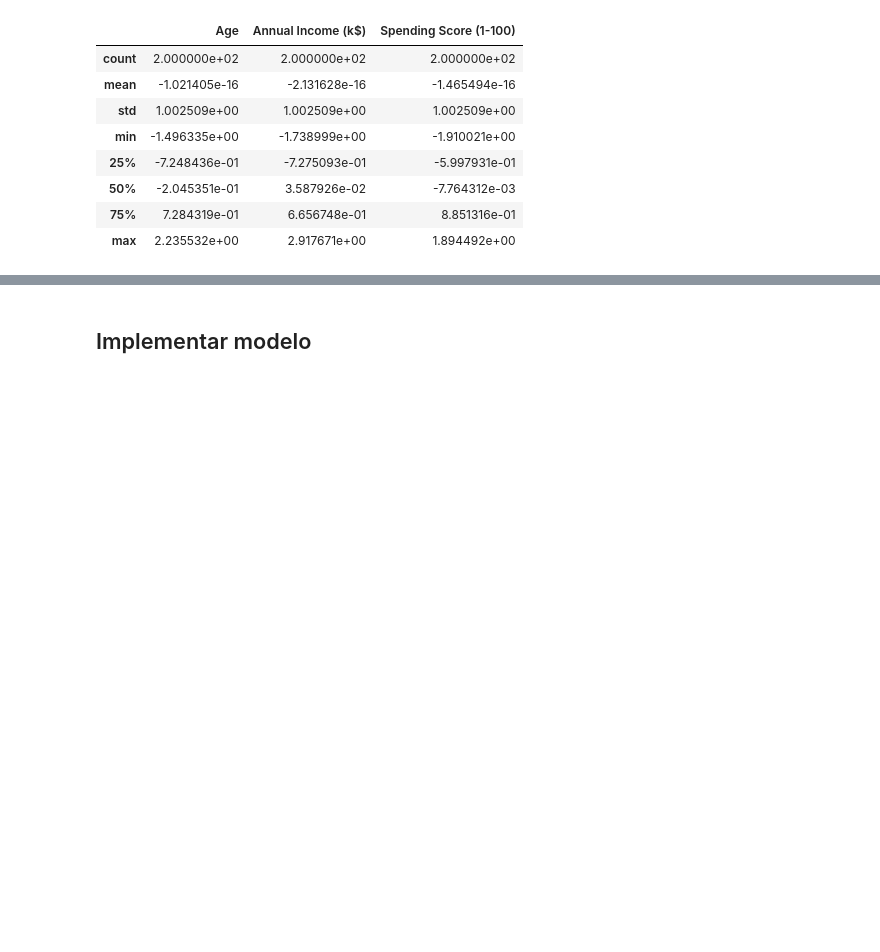
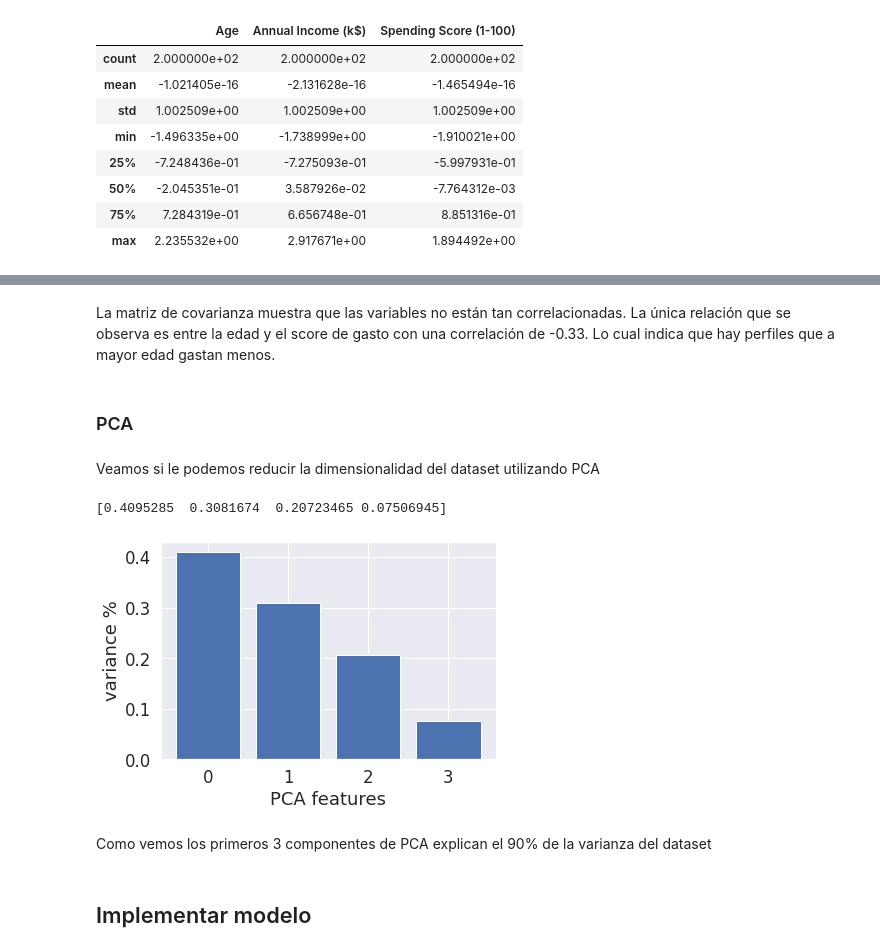
Before and after one commit to nestoredduardo/customer-segmentation, a Jupyter notebook: notebooks/0.1-full.ipynb, the cells around one changed output, grey strips where cells are left out. Saved outputs shown, nothing was run; the diff lists cells and outputs as text; code cells hidden in the pictures; blank space fills up the shorter version.

```diff
--- a/notebooks/0.1-full.ipynb
+++ b/notebooks/0.1-full.ipynb
@@ -89,2 +111,27 @@ Correlation plot,PCA
+# %% [markdown]
+La matriz de covarianza muestra que las variables no están tan correlacionadas. La única relación que se observa es entre la edad y el score de gasto con una correlación de -0.33. Lo cual indica que hay perfiles que a mayor edad gastan menos.
+# %% [markdown]
+### PCA
+# %% [markdown]
+Veamos si le podemos reducir la dimensionalidad del dataset utilizando PCA
+# %%
+from sklearn.decomposition import PCA
+
+pca = PCA(n_components=4)
+principal_components = pca.fit_transform(df)
+features = range(pca.n_components_)
+
+plt.bar(features, pca.explained_variance_ratio_)
+plt.xlabel('PCA features')
+plt.ylabel('variance %')
+plt.xticks(features)
+print(pca.explained_variance_ratio_)
+
+PCA_components = pd.DataFrame(principal_components)
+# %% [output]
+[0.4095285  0.3081674  0.20723465 0.07506945]
+[figure, added]
+# %% [markdown]
+Como vemos los primeros 3 componentes de PCA explican el 90% de la varianza del dataset
 # %% [markdown]
 ## Implementar modelo
```
Also changed, not shown: parts of 7 cells of this notebook.
